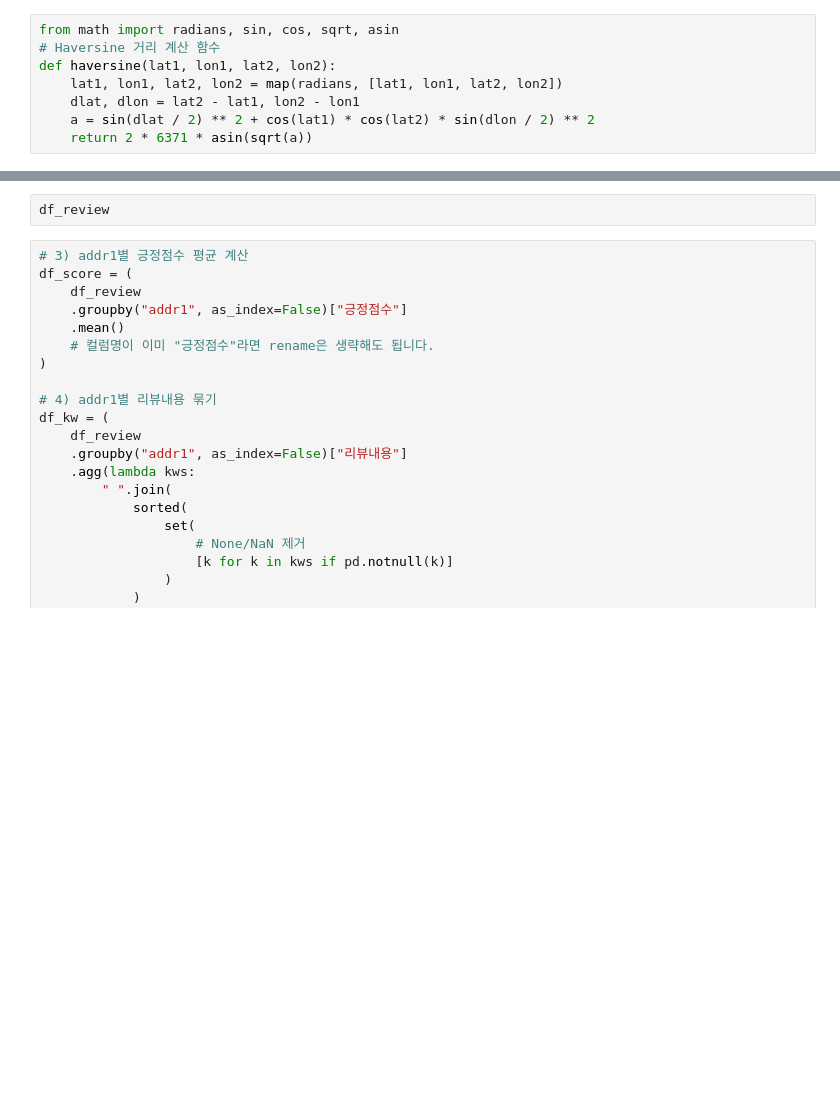
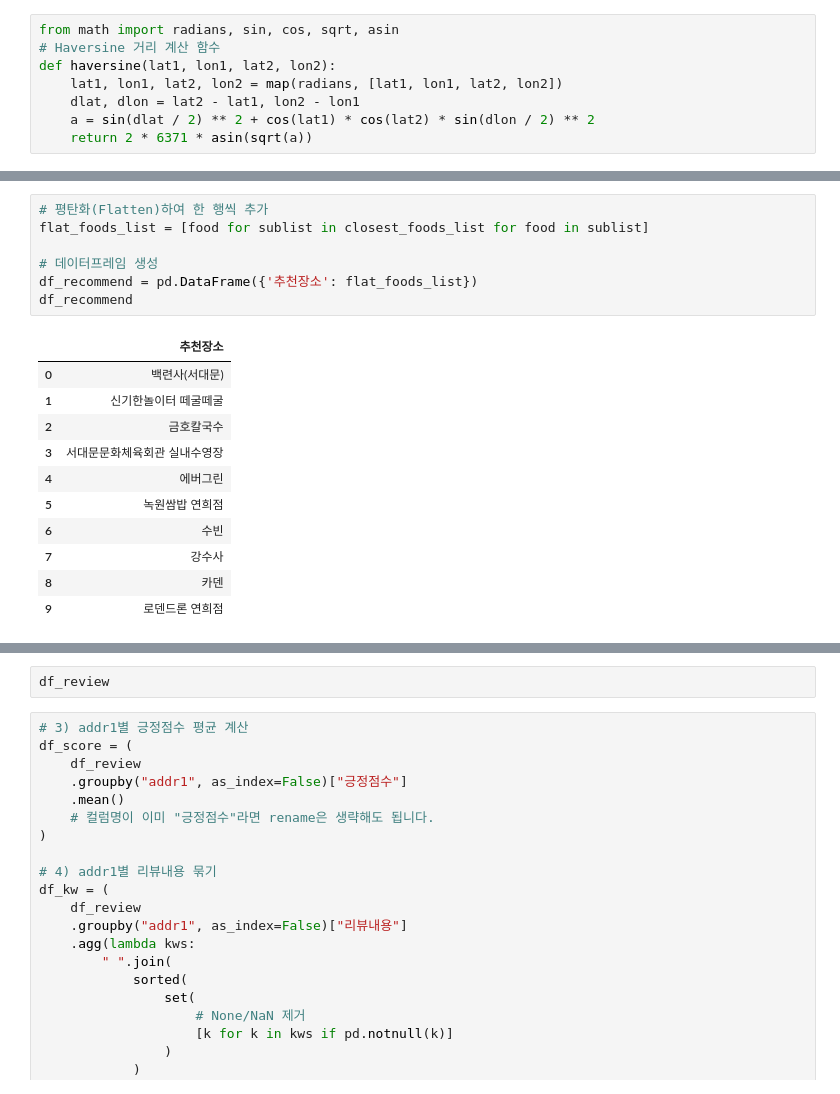
Before and after one commit to leehj24/Seoul_Strolling_Adventure, a Jupyter notebook: test2.ipynb, the cells around one changed output, grey strips where cells are left out. Cells and saved outputs as stored; diff of their text form; blank space fills up the shorter version.

```diff
--- a/test2.ipynb
+++ b/test2.ipynb
@@ -128,0 +251,19 @@ df_top10
+# %%
+# 평탄화(Flatten)하여 한 행씩 추가
+flat_foods_list = [food for sublist in closest_foods_list for food in sublist]
+
+# 데이터프레임 생성
+df_recommend = pd.DataFrame({'추천장소': flat_foods_list})
+df_recommend
+# %% [output]
+|  | 추천장소 |
+| 0 | 백련사(서대문) |
+| 1 | 신기한놀이터 떼굴떼굴 |
+| 2 | 금호칼국수 |
+| 3 | 서대문문화체육회관 실내수영장 |
+| 4 | 에버그린 |
+| 5 | 녹원쌈밥 연희점 |
+| 6 | 수빈 |
+| 7 | 강수사 |
+| 8 | 카덴 |
+| 9 | 로덴드론 연희점 |
```
Also changed, not shown: parts of 20 cells of this notebook, 22 other files.
